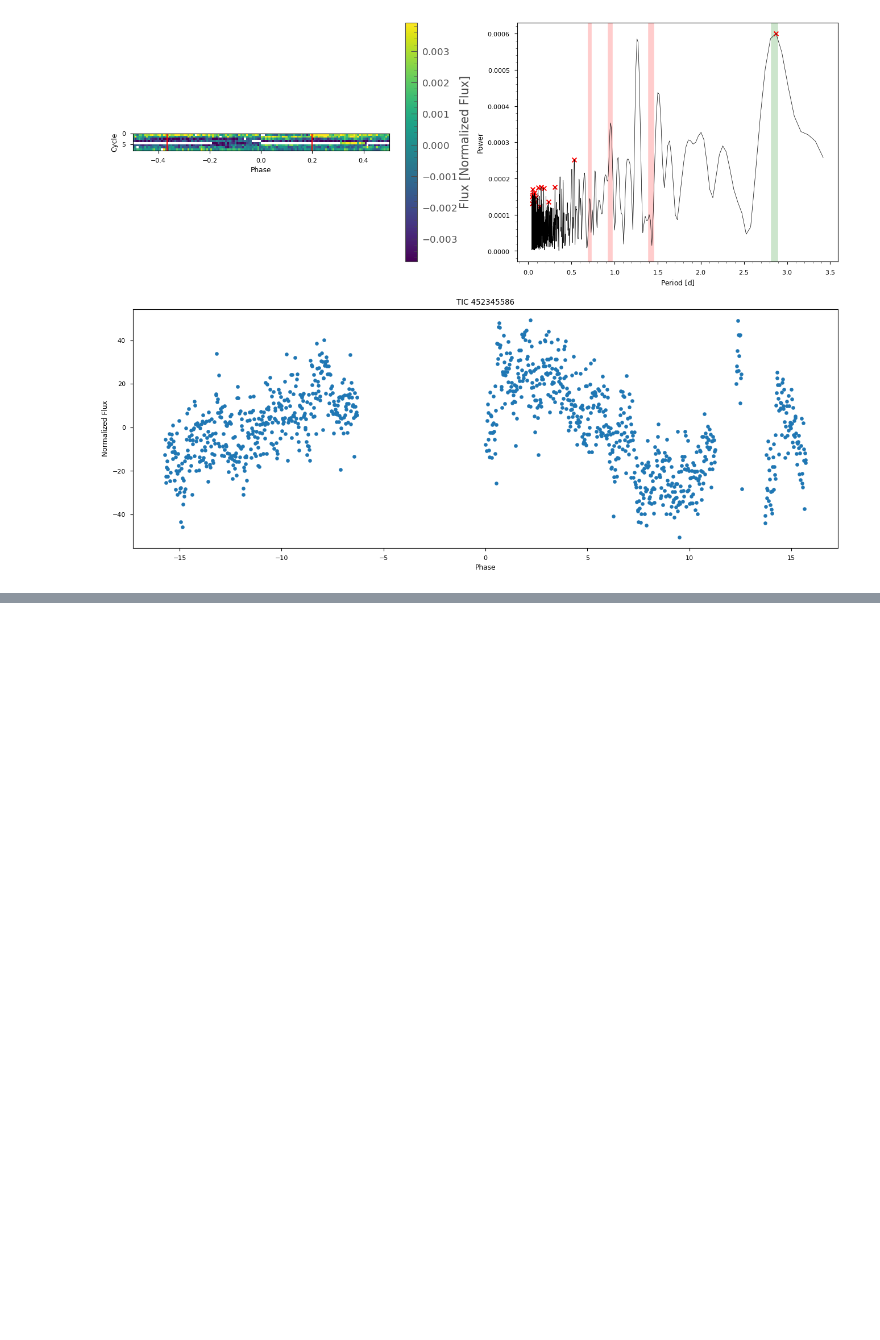
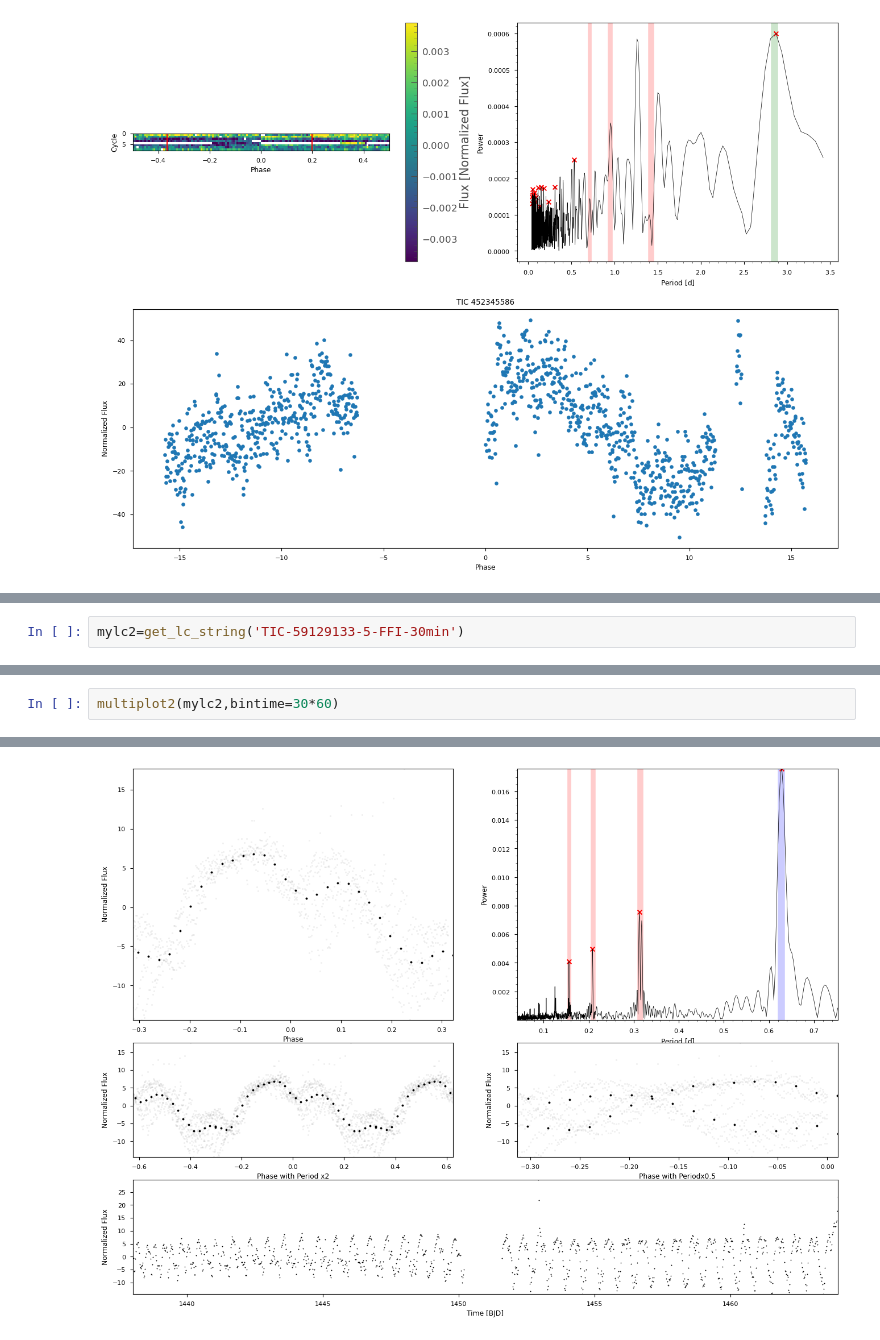
Before and after one commit to sarahedraves/SRMP-JMAG-Sarah, a Jupyter notebook: updatingpipelinefns.ipynb, the cells around one changed output, grey strips where cells are left out. Saved outputs shown, nothing was run; the diff lists cells and outputs as text; blank space fills up the shorter version.

```diff
--- a/updatingpipelinefns.ipynb
+++ b/updatingpipelinefns.ipynb
@@ -284,0 +351,2 @@ figure.savefig("multiplot.jpg", format='jpg')
+# %%
+mylc2=get_lc_string('TIC-59129133-5-FFI-30min')
@@ -284,0 +382,3 @@ figure.savefig("multiplot.jpg", format='jpg')
+# %%
+multiplot2(mylc2,bintime=30*60)
+# %% [output]
@@ -284,0 +388 @@ figure.savefig("multiplot.jpg", format='jpg')
+[figure, added]
```
Also changed, not shown: parts of 19 cells of this notebook, 25 other files.
